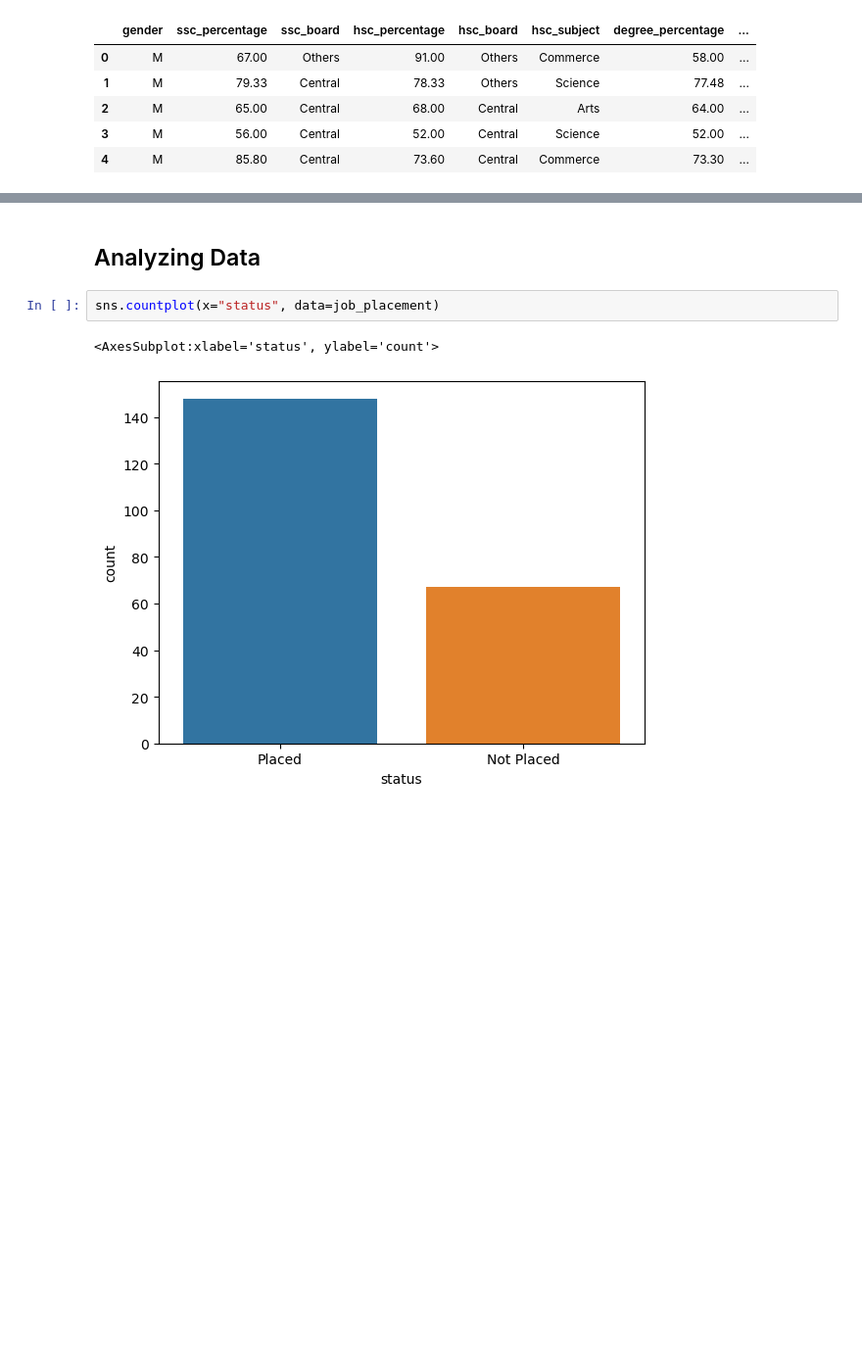
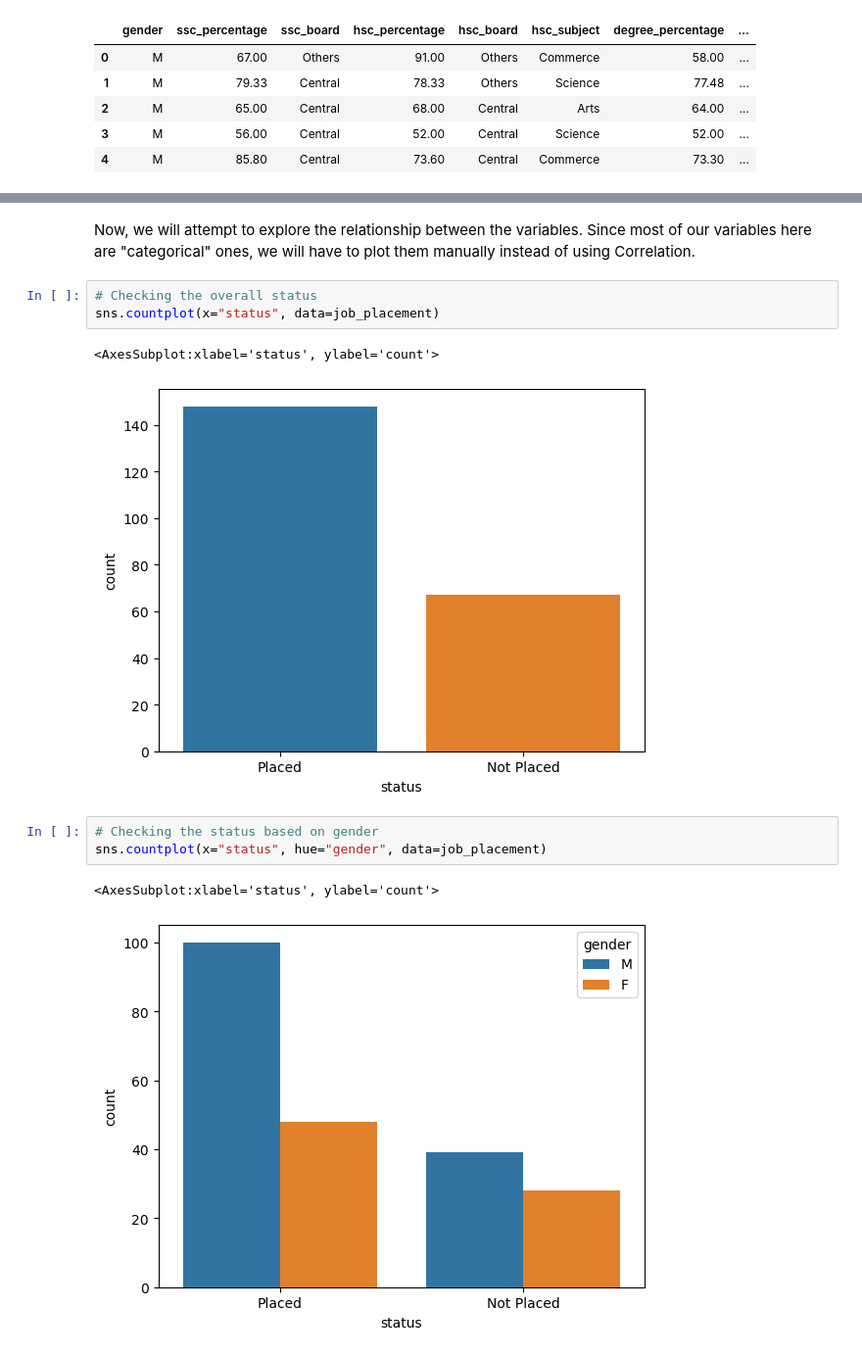
Before and after one commit to Enveed/data-analyst-portfolio, a Jupyter notebook: Python/job-placement-prediction/Job_Placement_Prediction.ipynb, the cells around one changed output, grey strips where cells are left out. Shown at 98% size. Cells and saved outputs as stored; diff of their text form; blank space fills up the shorter version.

Commit message:
update description on job placement prediction project

```diff
--- a/Python/job-placement-prediction/Job_Placement_Prediction.ipynb
+++ b/Python/job-placement-prediction/Job_Placement_Prediction.ipynb
@@ -53,10 +93,17 @@ specialisation         0
 mba_percent            0
 status                 0
 dtype: int64
-# %% [markdown]
-## Analyzing Data
+# %% [markdown]
+Now, we will attempt to explore the relationship between the variables. Since most of our variables here are "categorical" ones, we will have to plot them manually instead of using Correlation.
 # %%
+# Checking the overall status
 sns.countplot(x="status", data=job_placement)
 # %% [output]
 <AxesSubplot:xlabel='status', ylabel='count'>
 [figure]
+# %%
+# Checking the status based on gender
+sns.countplot(x="status", hue="gender", data=job_placement)
+# %% [output]
+<AxesSubplot:xlabel='status', ylabel='count'>
+[figure, added]
```
Also changed, not shown: parts of 47 cells of this notebook, 6 other files.
